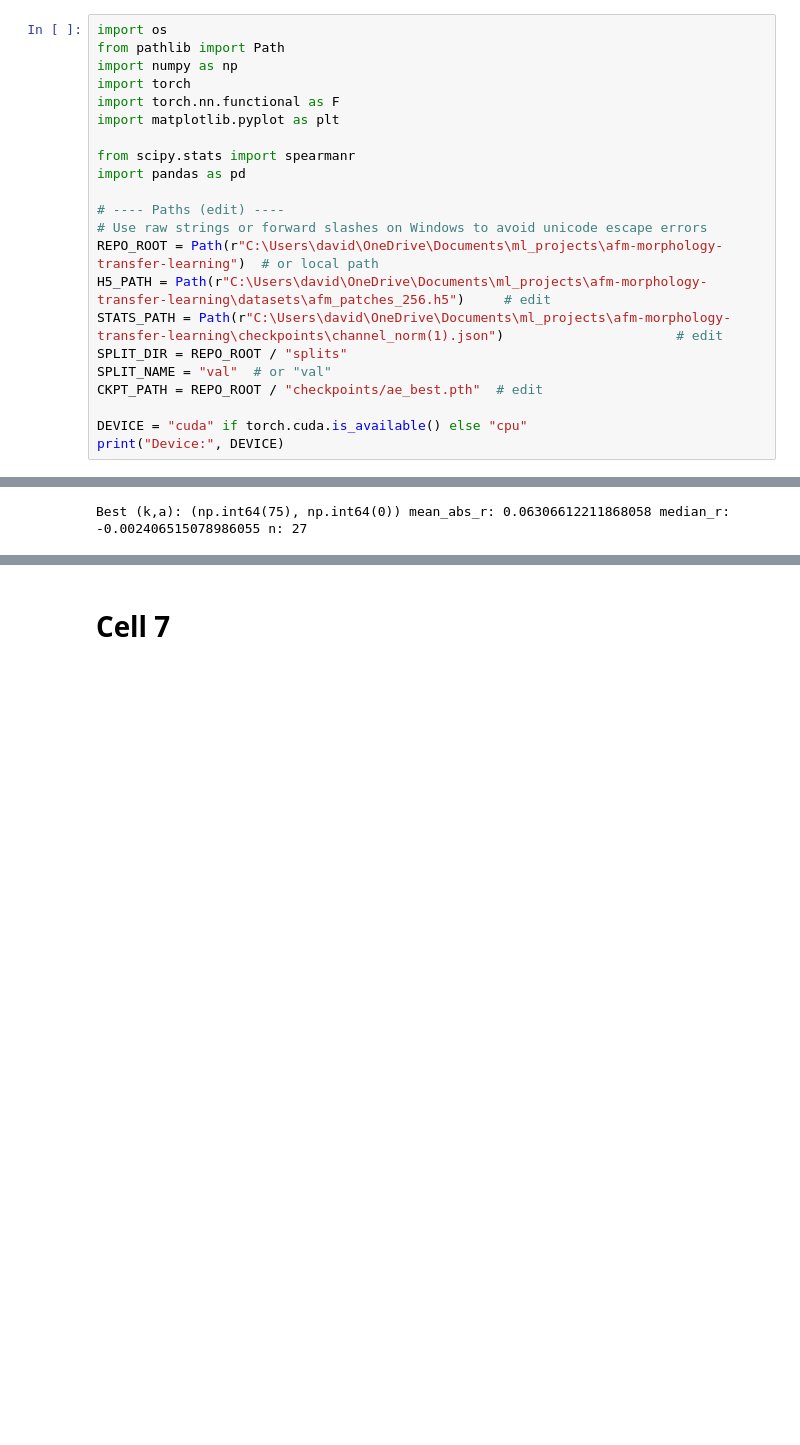
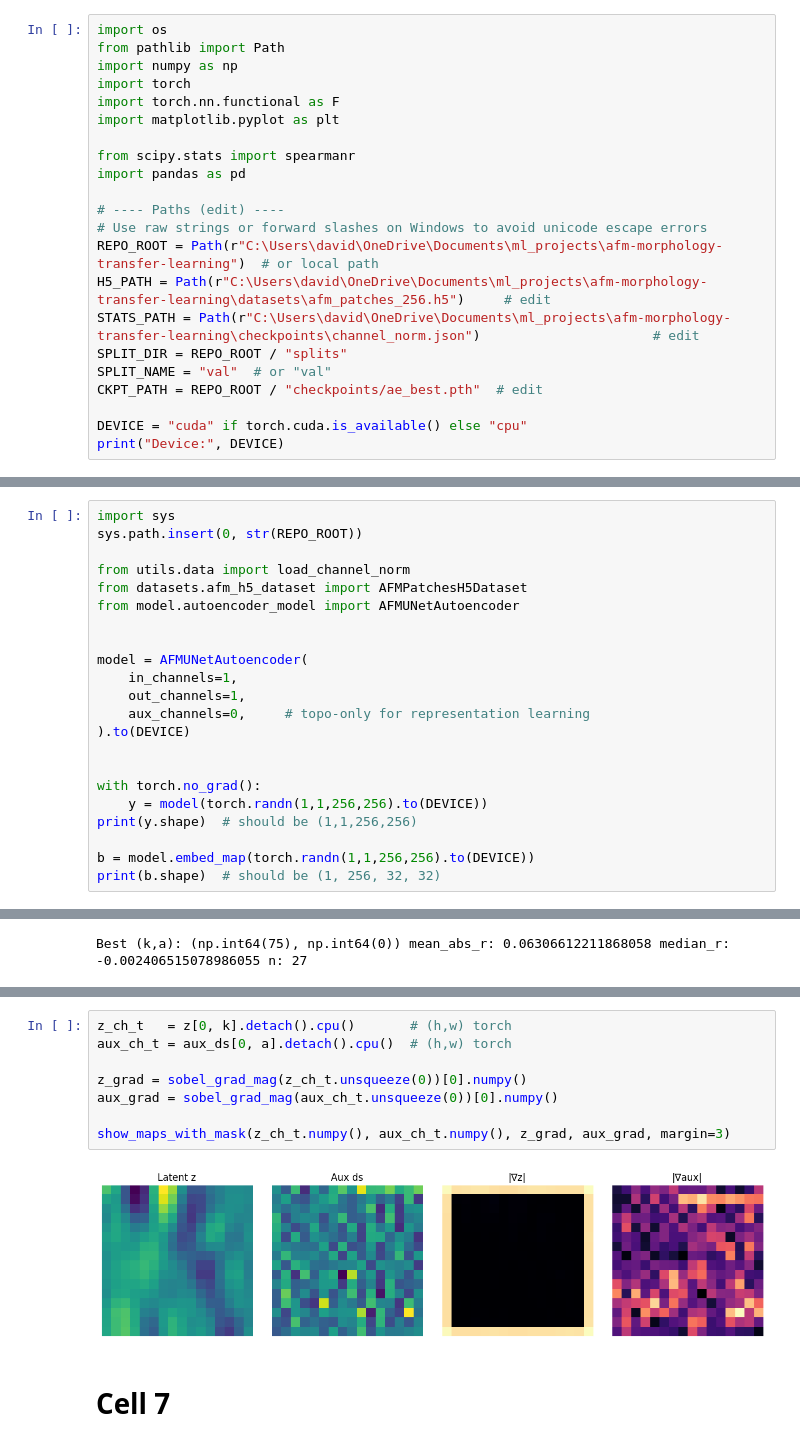
Before and after one commit to dbecerril/afm-morphology-transfer-learning, a Jupyter notebook: notebooks/latent_aux_correlation.ipynb, the cells around one changed output, grey strips where cells are left out. Cells and saved outputs as stored; diff of their text form; blank space fills up the shorter version.

```diff
--- a/notebooks/latent_aux_correlation.ipynb
+++ b/notebooks/latent_aux_correlation.ipynb
@@ -13,7 +13,7 @@ import pandas as pd
 # Use raw strings or forward slashes on Windows to avoid unicode escape errors
 REPO_ROOT = Path(r"C:\Users\david\OneDrive\Documents\ml_projects\afm-morphology-transfer-learning")  # or local path
 H5_PATH = Path(r"C:\Users\david\OneDrive\Documents\ml_projects\afm-morphology-transfer-learning\datasets\afm_patches_256.h5")     # edit
-STATS_PATH = Path(r"C:\Users\david\OneDrive\Documents\ml_projects\afm-morphology-transfer-learning\checkpoints\channel_norm(1).json")                      # edit
+STATS_PATH = Path(r"C:\Users\david\OneDrive\Documents\ml_projects\afm-morphology-transfer-learning\checkpoints\channel_norm.json")                      # edit
 SPLIT_DIR = REPO_ROOT / "splits"
 SPLIT_NAME = "val"  # or "val"
 CKPT_PATH = REPO_ROOT / "checkpoints/ae_best.pth"  # edit
@@ -22,3 +22,25 @@ DEVICE = "cuda" if torch.cuda.is_available() else "cpu"
 print("Device:", DEVICE)
 # %% [output]
 Device: cpu
+# %%
+import sys
+sys.path.insert(0, str(REPO_ROOT))
+
+from utils.data import load_channel_norm
+from datasets.afm_h5_dataset import AFMPatchesH5Dataset
+from model.autoencoder_model import AFMUNetAutoencoder
+
+
+model = AFMUNetAutoencoder(
+    in_channels=1,
+    out_channels=1,
+    aux_channels=0,     # topo-only for representation learning
+).to(DEVICE)
+
+
+with torch.no_grad():
+    y = model(torch.randn(1,1,256,256).to(DEVICE))
+print(y.shape)  # should be (1,1,256,256)
+
+b = model.embed_map(torch.randn(1,1,256,256).to(DEVICE))
+print(b.shape)  # should be (1, 256, 32, 32)
@@ -214,3 +481,13 @@ Best (k,a): (np.int64(75), np.int64(0)) mean_abs_r: 0.06306612211868058 median_r
+# %%
+z_ch_t   = z[0, k].detach().cpu()       # (h,w) torch
+aux_ch_t = aux_ds[0, a].detach().cpu()  # (h,w) torch
+
+z_grad = sobel_grad_mag(z_ch_t.unsqueeze(0))[0].numpy()
+aux_grad = sobel_grad_mag(aux_ch_t.unsqueeze(0))[0].numpy()
+
+show_maps_with_mask(z_ch_t.numpy(), aux_ch_t.numpy(), z_grad, aux_grad, margin=3)
+# %% [output]
+[figure, added]
 # %% [markdown]
 # Cell 7
 # %%
```
Also changed, not shown: parts of 5 cells of this notebook, 5 other files.
